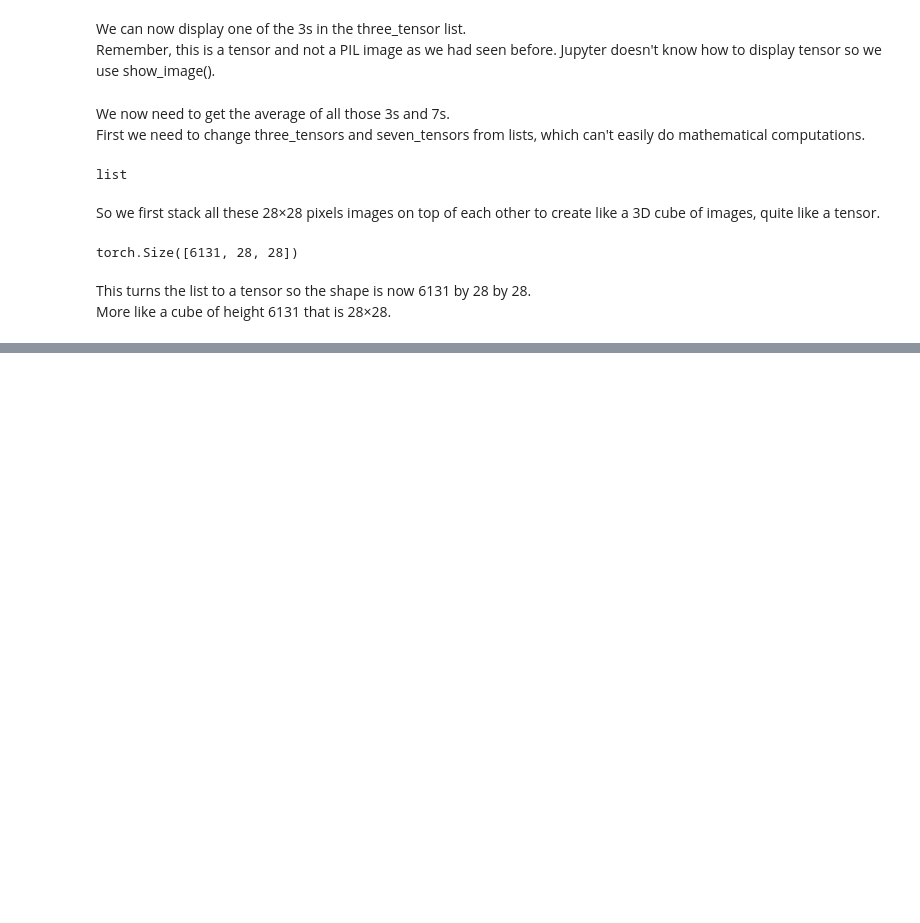
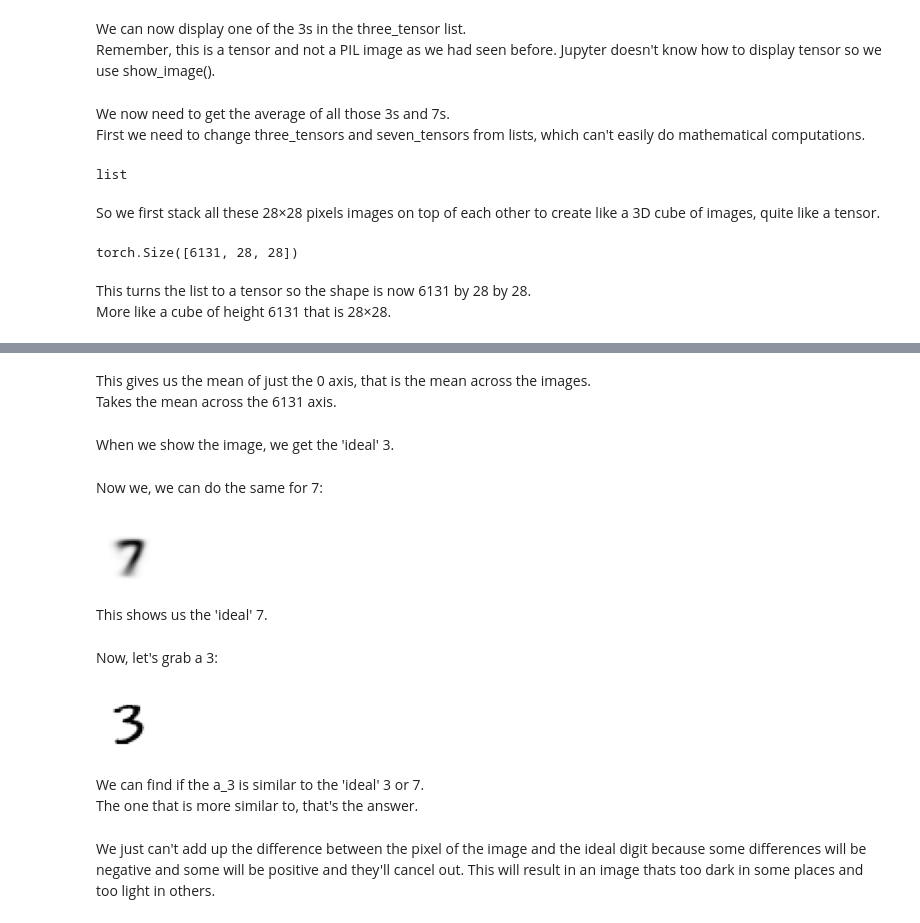
Before and after one commit to maureen-mugo/California-Housing-Price-Prediction, a Jupyter notebook: deep-learning-notes/mnist_sample.ipynb, the cells around one changed output, grey strips where cells are left out. Saved outputs shown, nothing was run; the diff lists cells and outputs as text; code cells hidden in the pictures; blank space fills up the shorter version.

```diff
--- a/deep-learning-notes/mnist_sample.ipynb
+++ b/deep-learning-notes/mnist_sample.ipynb
@@ -168,0 +194,26 @@ More like a cube of height 6131 that is 28×28.
+# %% [markdown]
+This gives us the mean of just the 0 axis, that is the mean across the images.
+Takes the mean across the 6131 axis.
+# %% [markdown]
+When we show the image, we get the 'ideal' 3.
+# %% [markdown]
+Now we, we can do the same for 7:
+# %%
+mean7 = stacked_sevens.mean(0)
+show_image(mean7);
+# %% [output]
+[figure, added]
+# %% [markdown]
+This shows us the 'ideal' 7.
+# %% [markdown]
+Now, let's grab a 3:
+# %%
+a_3 = stacked_threes[1]
+show_image(a_3);
+# %% [output]
+[figure, added]
+# %% [markdown]
+We can find if the a_3 is similar to the 'ideal' 3 or 7.
+The one that is more similar to, that's the answer.
+# %% [markdown]
+We just can't add up the difference between the pixel of the image and the ideal digit because some differences will be negative and some will be positive and they'll cancel out. This will result in an image thats too dark in some places and too light in others.
```
Also changed, not shown: parts of 12 cells of this notebook.
